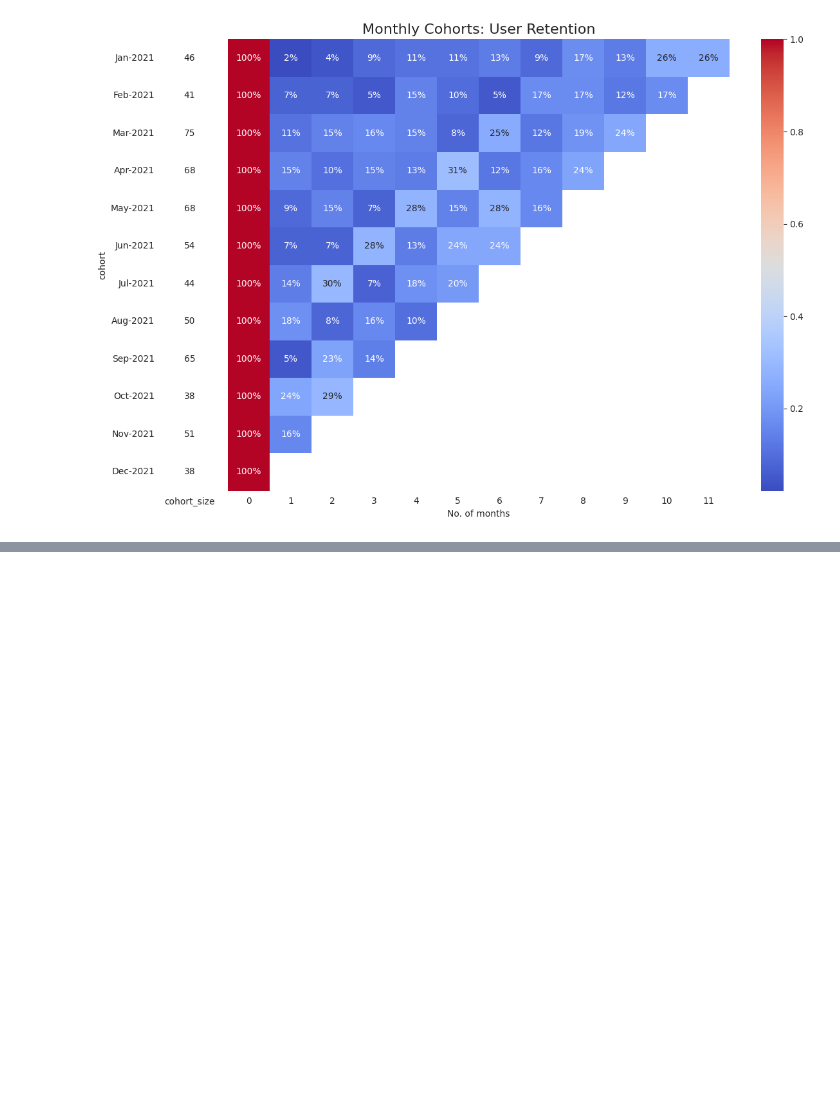
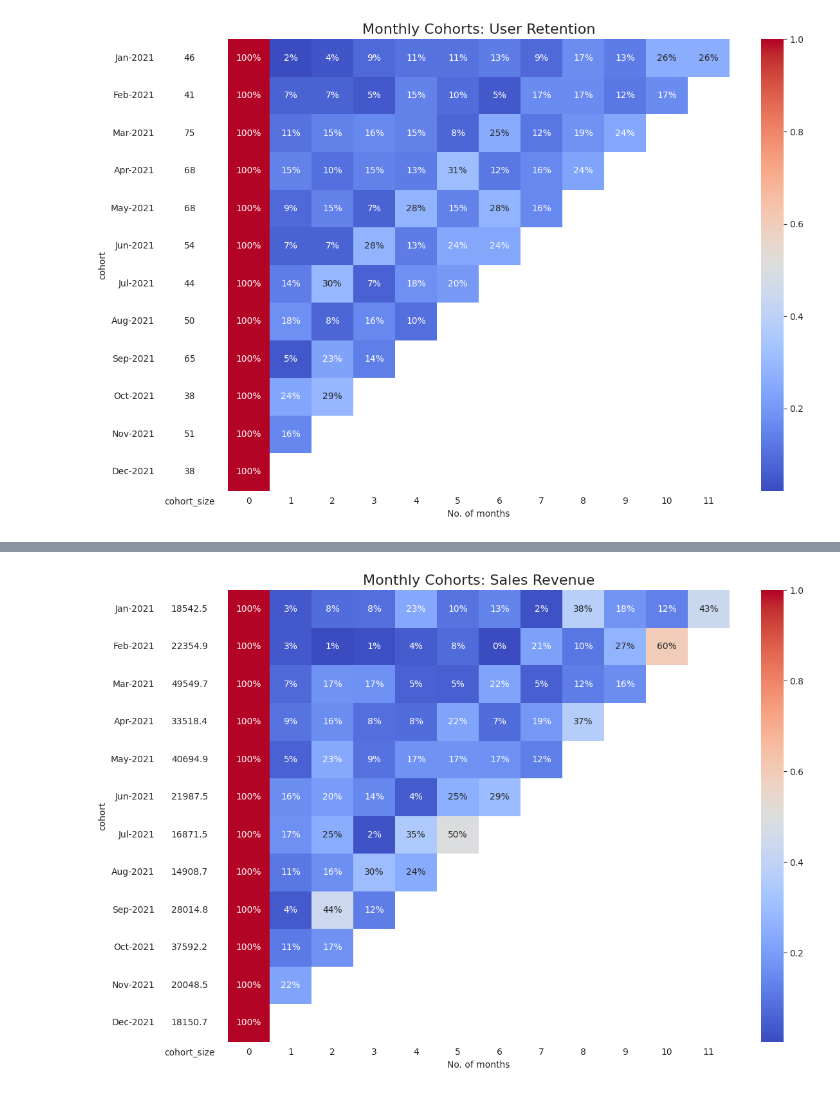
Before and after one commit to VenkataPrasad97/Task, a Jupyter notebook: task_rfm.ipynb, the cells around one changed output, grey strips where cells are left out. Drawn from its saved outputs; the diff is of its cells as text; code cells hidden in the pictures; blank space fills up the shorter version.

```diff
--- a/task_rfm.ipynb
+++ b/task_rfm.ipynb
@@ -238,3 +247,3 @@ with sns.axes_style("white"):
 # %%
-df_cohort = df.groupby(['cohort', 'order_month']).agg(n_customers=('Customer ID', 'nunique')).reset_index(drop=False)
+df_cohort = df.groupby(['cohort', 'order_month']).sum('Sales').reset_index(drop=False)
 df_cohort.head()
@@ -240,0 +257,3 @@ df_cohort.head()
+# %%
+df_cohort['period_number'] = (df_cohort.order_month - df_cohort.cohort).apply(attrgetter('n'))
+df_cohort.head()
@@ -240,0 +267,33 @@ df_cohort.head()
+# %%
+df_cohort['cohort'] = df_cohort['cohort'].dt.strftime('%b-%Y')
+# df_cohort['order_month'] = df_cohort['order_month'].dt.strftime('%b-%Y')
+cohort_pivot = df_cohort.pivot_table(index='cohort', columns='period_number', values='Sales')
+cohort_pivot = cohort_pivot.sort_index(key=lambda x: pd.to_datetime(x, format='%b-%Y'))
+cohort_pivot
+
+cohort_size = cohort_pivot.iloc[:, 0]
+retention_matrix = cohort_pivot.divide(cohort_size, axis=0)
+with sns.axes_style("white"):
+    fig, ax = plt.subplots(1, 2, figsize=(12, 8), sharey=True, gridspec_kw={'width_ratios': [1, 11]})
+    # retention matrix
+    sns.heatmap(retention_matrix,
+                mask=retention_matrix.isnull(),
+                annot=True,
+                fmt='.0%',
+                cmap='coolwarm',
+                ax=ax[1])
+    ax[1].set_title('Monthly Cohorts: Sales Revenue', fontsize=16)
+    ax[1].set(xlabel='No. of months',
+              ylabel='')
+    # cohort size
+    cohort_size_df = pd.DataFrame(cohort_size).rename(columns={0: 'cohort_size'})
+    white_cmap = mcolors.ListedColormap(['white'])
+    sns.heatmap(cohort_size_df,
+                annot=True,
+                cbar=False,
+                fmt='g',
+                cmap=white_cmap,
+                ax=ax[0])
+    fig.tight_layout()
+# %% [output]
+[figure, added]
```
Also changed, not shown: parts of 3 cells of this notebook.
